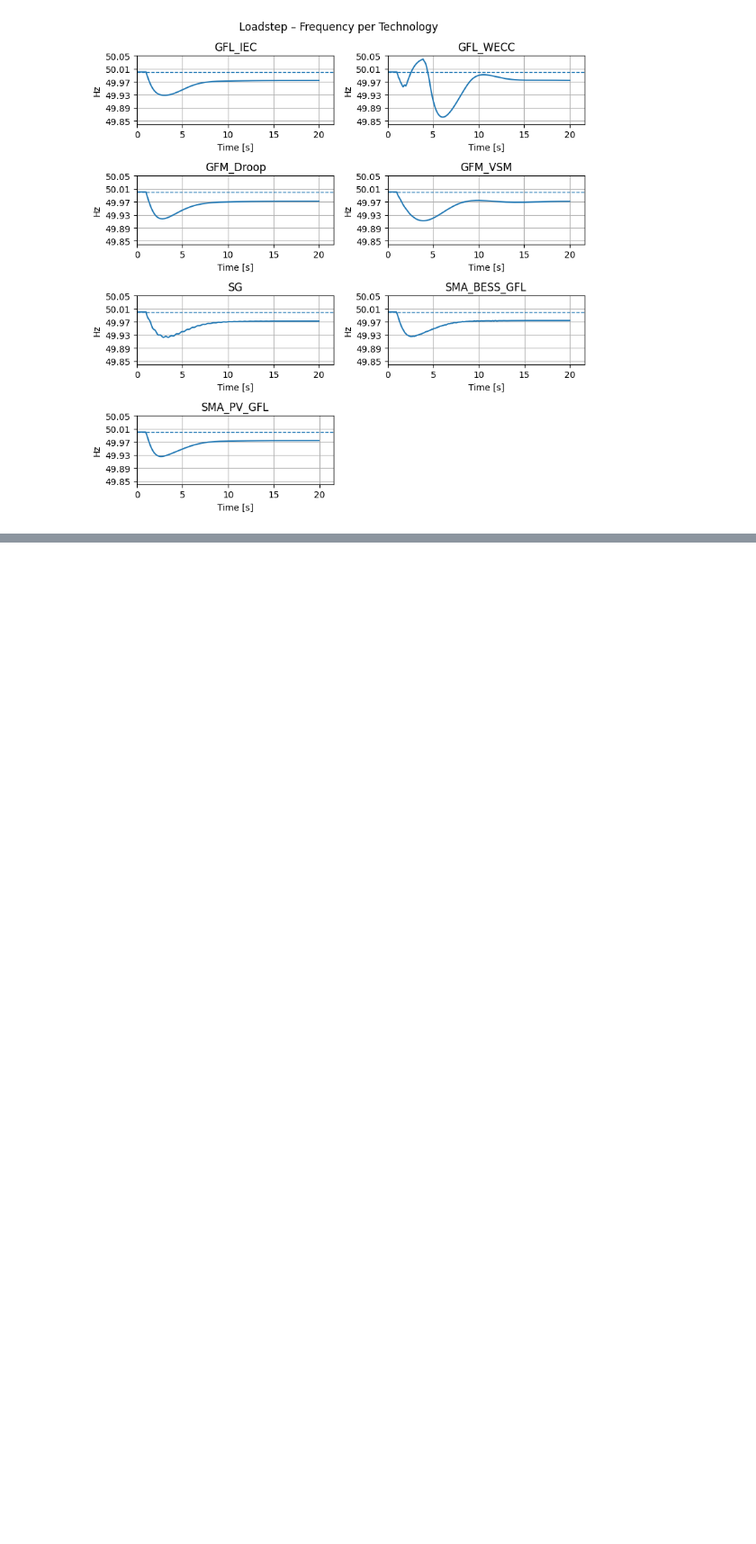
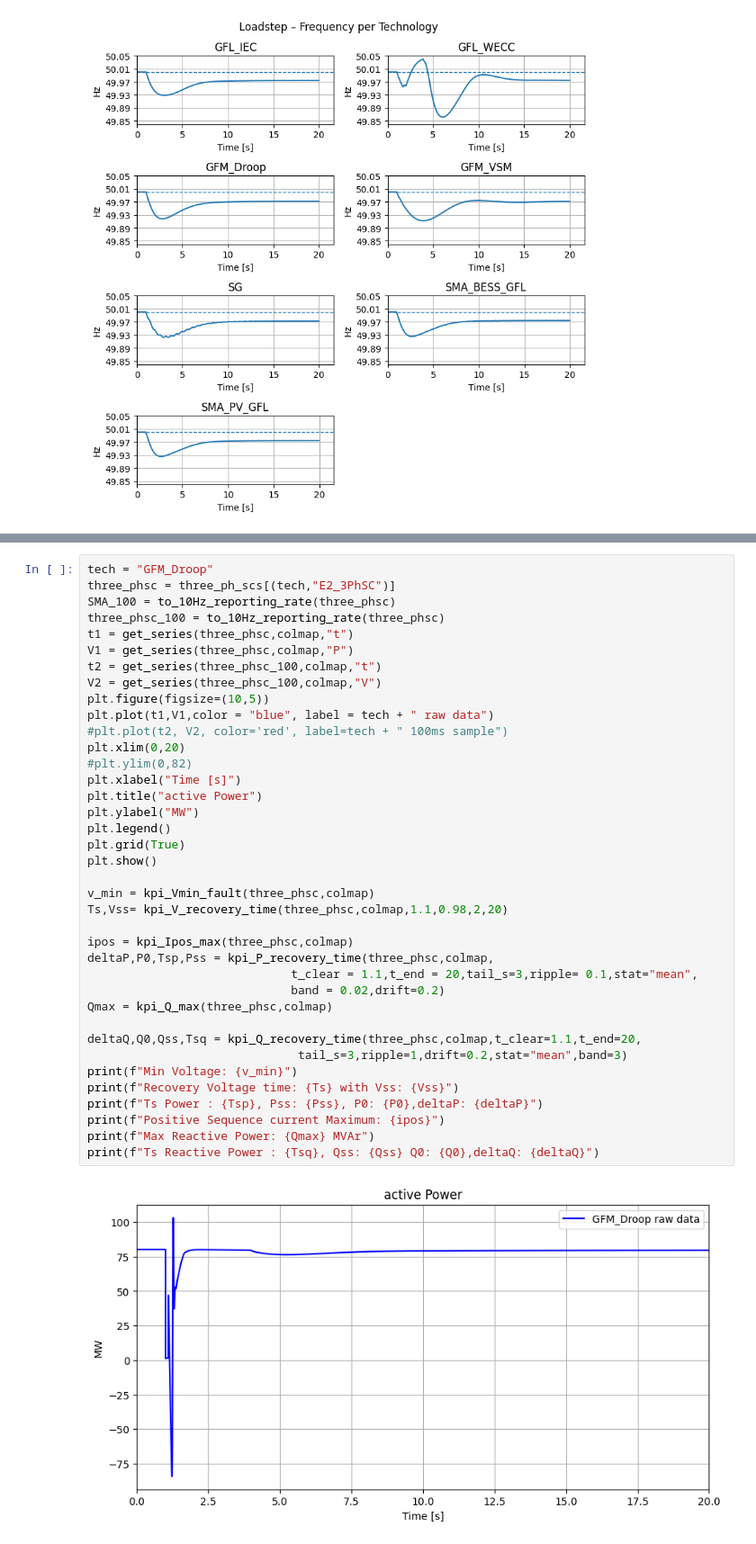
Before and after one commit to marioataveraleon/Thesis, a Jupyter notebook: Scripts/kpis.ipynb, the cells around one changed output, grey strips where cells are left out. Shown at 90% size. Drawn from its saved outputs; the diff is of its cells as text; blank space fills up the shorter version.

```diff
--- a/Scripts/kpis.ipynb
+++ b/Scripts/kpis.ipynb
@@ -1128,0 +1098,40 @@ dict_keys([('GFL_IEC', 'E2_3PhSC'), ('GFL_WECC', 'E2_3PhSC'), ('GFM_Droop', 'E2_
+# %%
+tech = "GFM_Droop"
+three_phsc = three_ph_scs[(tech,"E2_3PhSC")]
+SMA_100 = to_10Hz_reporting_rate(three_phsc)
+three_phsc_100 = to_10Hz_reporting_rate(three_phsc)
+t1 = get_series(three_phsc,colmap,"t")
+V1 = get_series(three_phsc,colmap,"P")
+t2 = get_series(three_phsc_100,colmap,"t")
+V2 = get_series(three_phsc_100,colmap,"V")
+plt.figure(figsize=(10,5))
+plt.plot(t1,V1,color = "blue", label = tech + " raw data")
+#plt.plot(t2, V2, color='red', label=tech + " 100ms sample")
+plt.xlim(0,20)
+#plt.ylim(0,82)
+plt.xlabel("Time [s]")
+plt.title("active Power")
+plt.ylabel("MW")
+plt.legend()
+plt.grid(True)
+plt.show()
+
+v_min = kpi_Vmin_fault(three_phsc,colmap)
+Ts,Vss= kpi_V_recovery_time(three_phsc,colmap,1.1,0.98,2,20)
+
+ipos = kpi_Ipos_max(three_phsc,colmap)
+deltaP,P0,Tsp,Pss = kpi_P_recovery_time(three_phsc,colmap,
+                             t_clear = 1.1,t_end = 20,tail_s=3,ripple= 0.1,stat="mean",
+                             band = 0.02,drift=0.2)
+Qmax = kpi_Q_max(three_phsc,colmap)
+
+deltaQ,Q0,Qss,Tsq = kpi_Q_recovery_time(three_phsc,colmap,t_clear=1.1,t_end=20,
+                              tail_s=3,ripple=1,drift=0.2,stat="mean",band=3)
+print(f"Min Voltage: {v_min}")
+print(f"Recovery Voltage time: {Ts} with Vss: {Vss}")
+print(f"Ts Power : {Tsp}, Pss: {Pss}, P0: {P0},deltaP: {deltaP}")
+print(f"Positive Sequence current Maximum: {ipos}")
+print(f"Max Reactive Power: {Qmax} MVAr")
+print(f"Ts Reactive Power : {Tsq}, Qss: {Qss} Q0: {Q0},deltaQ: {deltaQ}")
+# %% [output]
+[figure, added]
```
Also changed, not shown: parts of 13 cells of this notebook, 1 other file.
